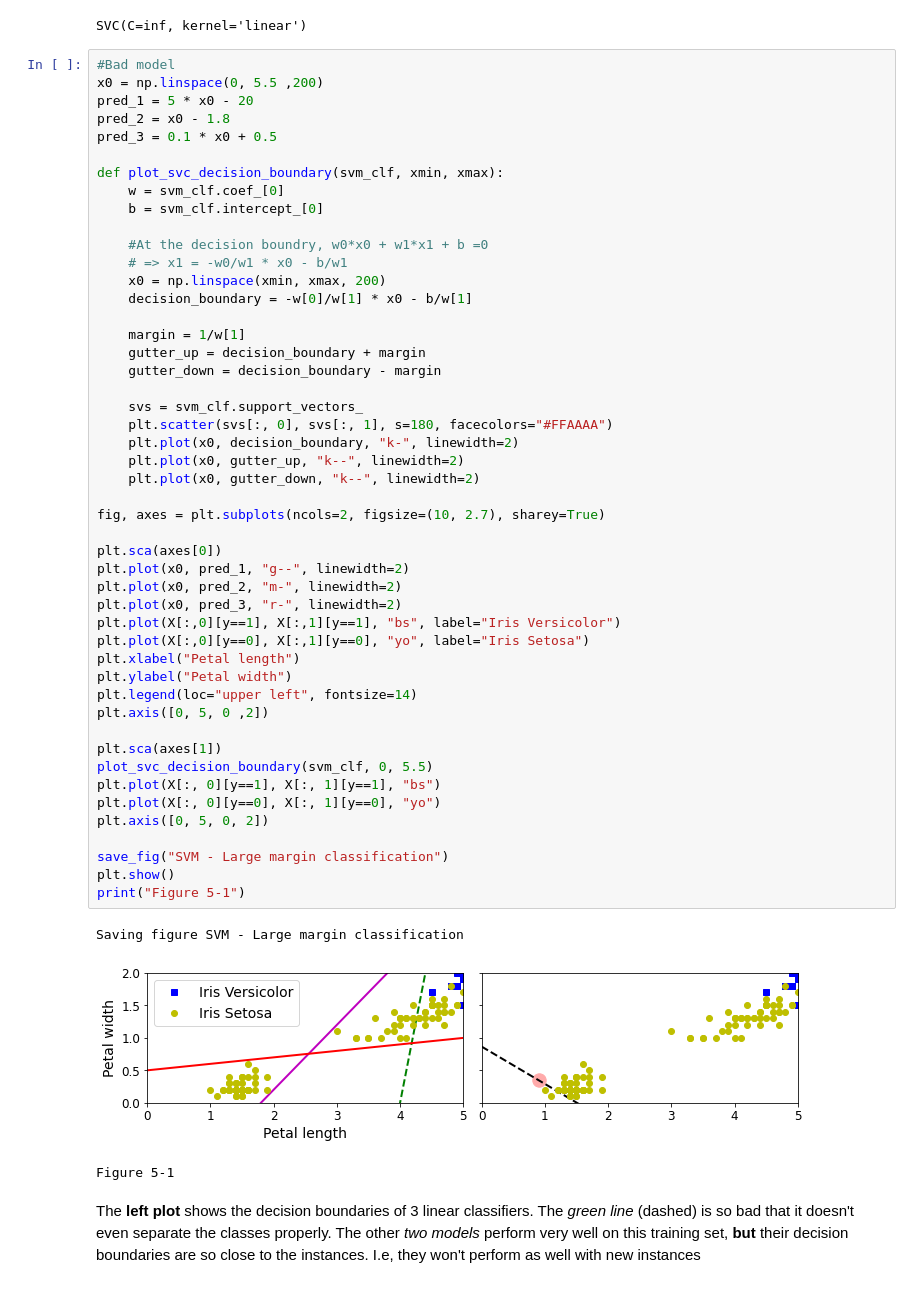
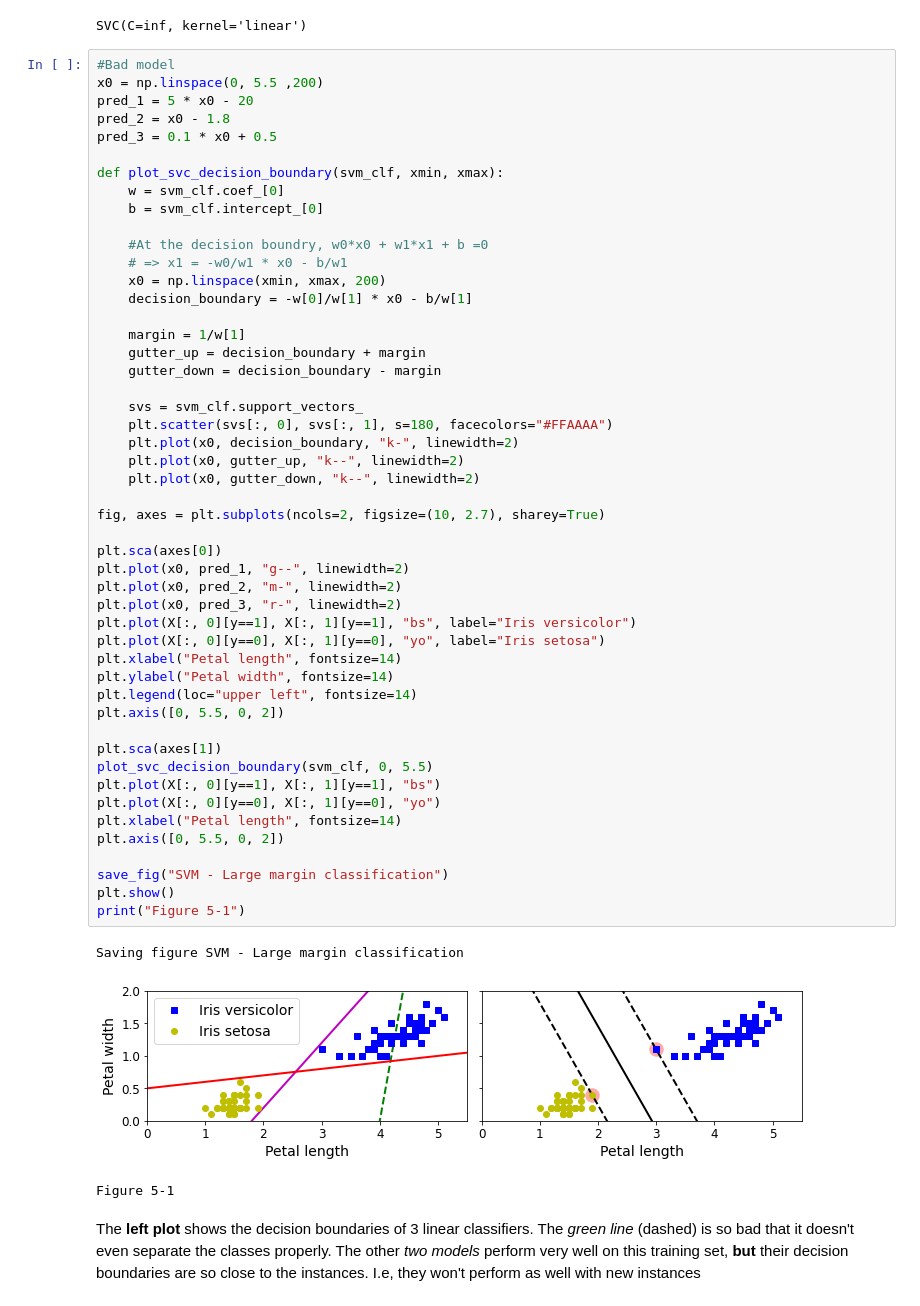
Before and after one commit to MarkJasonE/SupportVectorMachines, a Jupyter notebook: SupportVectorMachines.ipynb, the cells around one changed output. Cells and saved outputs as stored; diff of their text form.

```diff
--- a/SupportVectorMachines.ipynb
+++ b/SupportVectorMachines.ipynb
@@ -68,40 +69,41 @@ def plot_svc_decision_boundary(svm_clf, xmin, xmax):
     decision_boundary = -w[0]/w[1] * x0 - b/w[1]
 
     margin = 1/w[1]
     gutter_up = decision_boundary + margin
     gutter_down = decision_boundary - margin
 
     svs = svm_clf.support_vectors_
     plt.scatter(svs[:, 0], svs[:, 1], s=180, facecolors="#FFAAAA")
     plt.plot(x0, decision_boundary, "k-", linewidth=2)
     plt.plot(x0, gutter_up, "k--", linewidth=2)
     plt.plot(x0, gutter_down, "k--", linewidth=2)
 
 fig, axes = plt.subplots(ncols=2, figsize=(10, 2.7), sharey=True)
 
 plt.sca(axes[0])
 plt.plot(x0, pred_1, "g--", linewidth=2)
 plt.plot(x0, pred_2, "m-", linewidth=2)
 plt.plot(x0, pred_3, "r-", linewidth=2)
-plt.plot(X[:,0][y==1], X[:,1][y==1], "bs", label="Iris Versicolor")
-plt.plot(X[:,0][y==0], X[:,1][y==0], "yo", label="Iris Setosa")
-plt.xlabel("Petal length")
-plt.ylabel("Petal width")
+plt.plot(X[:, 0][y==1], X[:, 1][y==1], "bs", label="Iris versicolor")
+plt.plot(X[:, 0][y==0], X[:, 1][y==0], "yo", label="Iris setosa")
+plt.xlabel("Petal length", fontsize=14)
+plt.ylabel("Petal width", fontsize=14)
 plt.legend(loc="upper left", fontsize=14)
-plt.axis([0, 5, 0 ,2])
+plt.axis([0, 5.5, 0, 2])
 
 plt.sca(axes[1])
 plot_svc_decision_boundary(svm_clf, 0, 5.5)
 plt.plot(X[:, 0][y==1], X[:, 1][y==1], "bs")
 plt.plot(X[:, 0][y==0], X[:, 1][y==0], "yo")
-plt.axis([0, 5, 0, 2])
+plt.xlabel("Petal length", fontsize=14)
+plt.axis([0, 5.5, 0, 2])
 
 save_fig("SVM - Large margin classification")
 plt.show()
 print("Figure 5-1")
 # %% [output]
 Saving figure SVM - Large margin classification
-[figure, old version]
+[figure, new version]
 Figure 5-1
 # %% [markdown]
 The <strong>left plot</strong> shows the decision boundaries of 3 linear classifiers. The <em>green line </em>(dashed) is so bad that it doesn't even separate the classes properly. The other <em>two models</em> perform very well on this training set, <strong>but</strong> their decision boundaries are so close to the instances. I.e, they won't perform as well with new instances
```
Also changed, not shown: parts of 13 cells of this notebook, 5 other files.
